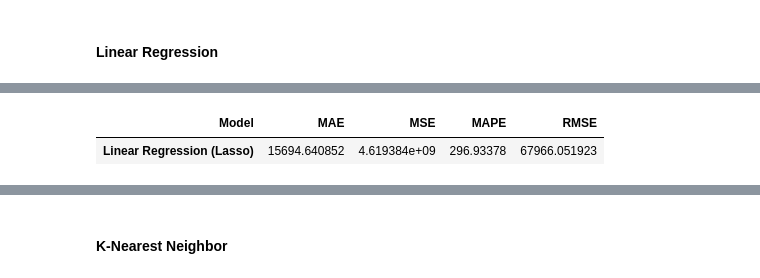
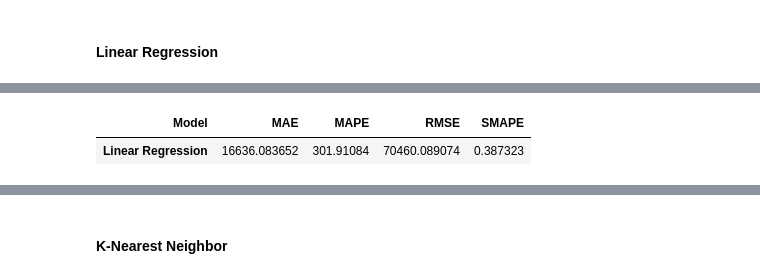
Before and after one commit to kazeulo/Project_197, a Jupyter notebook: Final version 1.ipynb, the cells around one changed output, grey strips where cells are left out. Drawn from its saved outputs; the diff is of its cells as text; code cells hidden in the pictures.

```diff
--- a/Final version 1.ipynb
+++ b/Final version 1.ipynb
@@ -660,26 +632,26 @@ results.head(5)
 # %%
-# Calculate performance metrics on the test data
+# calculate performance metrics on the test data
 mae_train = mean_absolute_error(y_test_original, y_pred_original_lr)
 mse_train = mean_squared_error(y_test_original, y_pred_original_lr)
 rmse = np.sqrt(mse_train)
 mape = np.mean(np.abs((y_test_original - y_pred_original_lr) / y_test_original) * 100)
-smape = (1/len(y_test_original)) * np.sum(np.abs(y_test_original - y_pred_original_xgb) /
- (np.abs(y_test_original) + np.abs(y_pred_original_xgb) + 1e-9))
+smape = (1/len(y_test_original)) * np.sum(np.abs(y_test_original - y_pred_original_lr) /
+ (np.abs(y_test_original) + np.abs(y_pred_original_lr) + 1e-9))
 
-# Create a DataFrame to store the results
+# create a DataFrame to store the results
 performance_lr = pd.DataFrame({
-    'Model': ['MAE', 'MSE', 'MAPE', 'RMSE', 'SMAPE'],
-    'Linear Regression (Lasso)': [mae_train, mse_train, mape, rmse, smape]
+    'Model': ['MAE', 'MAPE', 'RMSE', 'SMAPE'],
+    'Linear Regression': [mae_train, mape, rmse, smape]
 })
 
-# Transpose to make the performance horizontal
+# transpose to make the performance horizontal
 performance_lr = performance_lr.set_index('Model').T
 
-# Display the DataFrame
+# display the DataFrame
 performance_lr
 # %% [output]
-| Model | MAE | MSE | MAPE | RMSE |
-| Linear Regression (Lasso) | 15694.640852 | 4.619384e+09 | 296.93378 | 67966.051923 |
+| Model | MAE | MAPE | RMSE | SMAPE |
+| Linear Regression | 16636.083652 | 301.91084 | 70460.089074 | 0.387323 |
 # %%
 # 6. Plot actual vs predicted values
 plt.figure(figsize=(10, 6))
```
Also changed, not shown: parts of 51 cells of this notebook.
